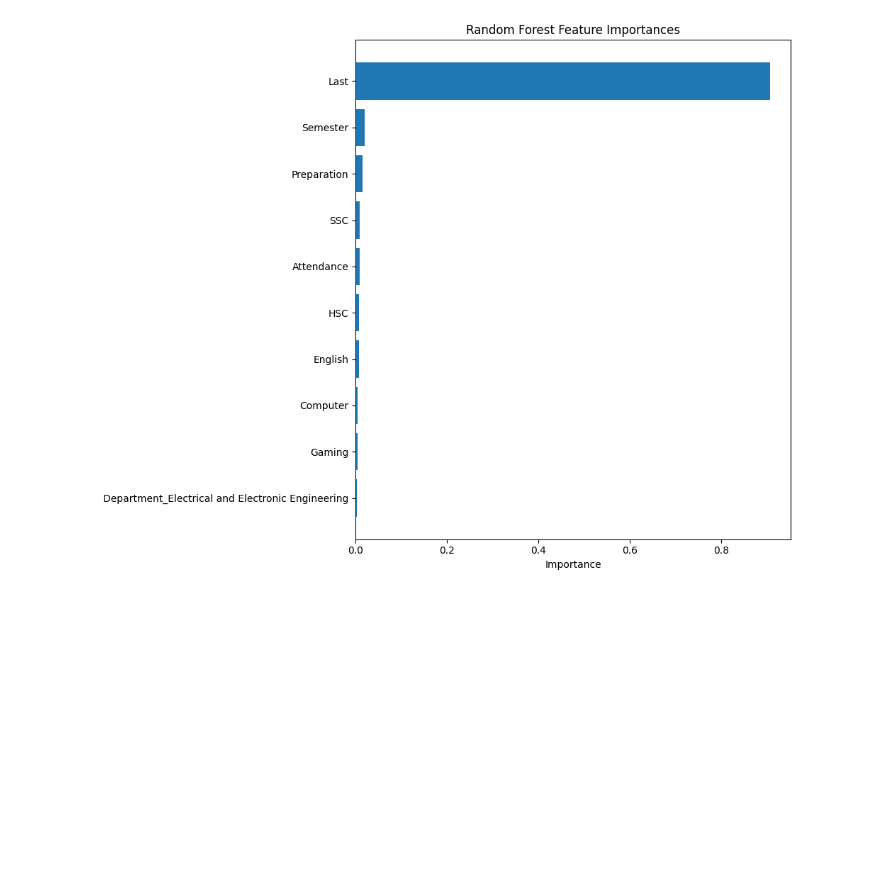
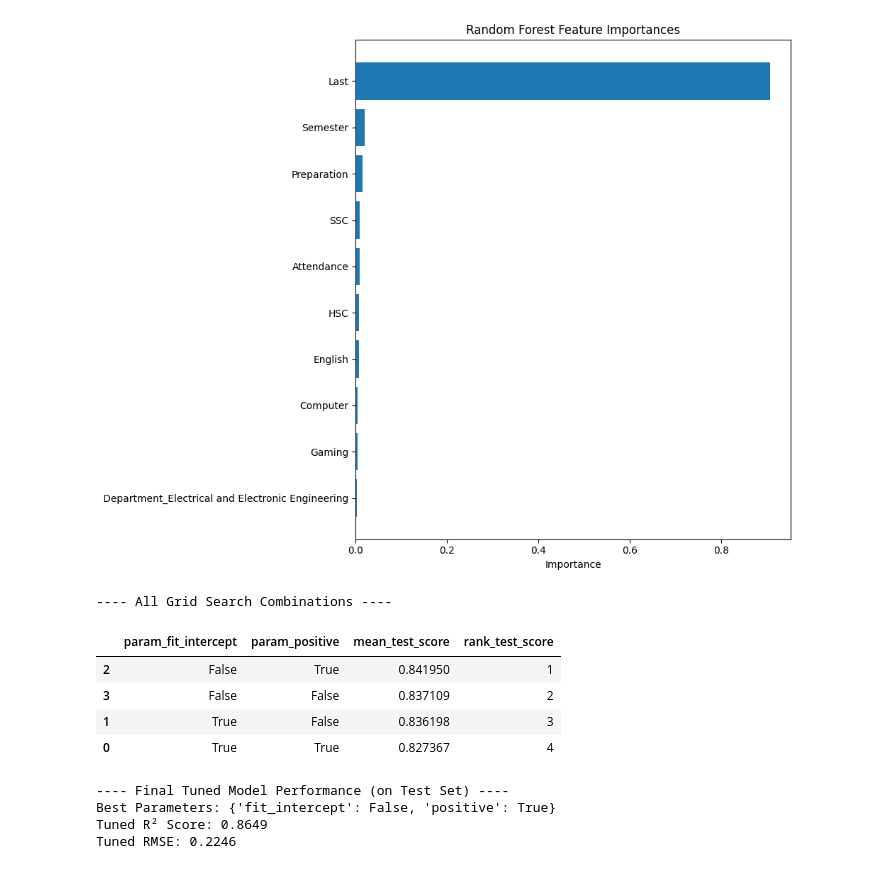
Before and after one commit to leyas-official/CS461_Project, a Jupyter notebook: preprocessing.ipynb, the cells around one changed output. Drawn from its saved outputs; the diff is of its cells as text; code cells hidden in the pictures; blank space fills up the shorter version.

```diff
--- a/preprocessing.ipynb
+++ b/preprocessing.ipynb
@@ -304,3 +302,43 @@ plt.tight_layout()
 plt.show()
 # %% [output]
 [figure]
+# %%
+# 1. Define model and parameters
+lr = LinearRegression()
+param_grid_lr = {
+    'fit_intercept': [True, False],
+    'positive': [True, False]
+}
+
+# 2. Run Grid Search
+grid_lr = GridSearchCV(estimator=lr, param_grid=param_grid_lr, cv=5, scoring='r2', n_jobs=-1)
+grid_lr.fit(X_train, y_train)
+
+# 3. Create a DataFrame to show ALL combinations
+results_df = pd.DataFrame(grid_lr.cv_results_)
+# We select the parameter columns and the mean test score (R2)
+full_results = results_df[['param_fit_intercept', 'param_positive', 'mean_test_score', 'rank_test_score']]
+full_results = full_results.sort_values(by='rank_test_score')
+
+print("---- All Grid Search Combinations ----")
+display(full_results) # This shows the table in Jupyter
+
+# 4. Get the best results for the final report
+best_lr = grid_lr.best_estimator_
+y_pred_tuned_lr = best_lr.predict(X_test)
+
+print("\n---- Final Tuned Model Performance (on Test Set) ----")
+print(f"Best Parameters: {grid_lr.best_params_}")
+print(f"Tuned R² Score: {r2_score(y_test, y_pred_tuned_lr):.4f}")
+print(f"Tuned RMSE: {np.sqrt(mean_squared_error(y_test, y_pred_tuned_lr)):.4f}")
+# %% [output]
+---- All Grid Search Combinations ----
+|  | param_fit_intercept | param_positive | mean_test_score | rank_test_score |
+| 2 | False | True | 0.841950 | 1 |
+| 3 | False | False | 0.837109 | 2 |
+| 1 | True | False | 0.836198 | 3 |
+| 0 | True | True | 0.827367 | 4 |
+---- Final Tuned Model Performance (on Test Set) ----
+Best Parameters: {'fit_intercept': False, 'positive': True}
+Tuned R² Score: 0.8649
+Tuned RMSE: 0.2246
```
Also changed, not shown: parts of 9 cells of this notebook.
